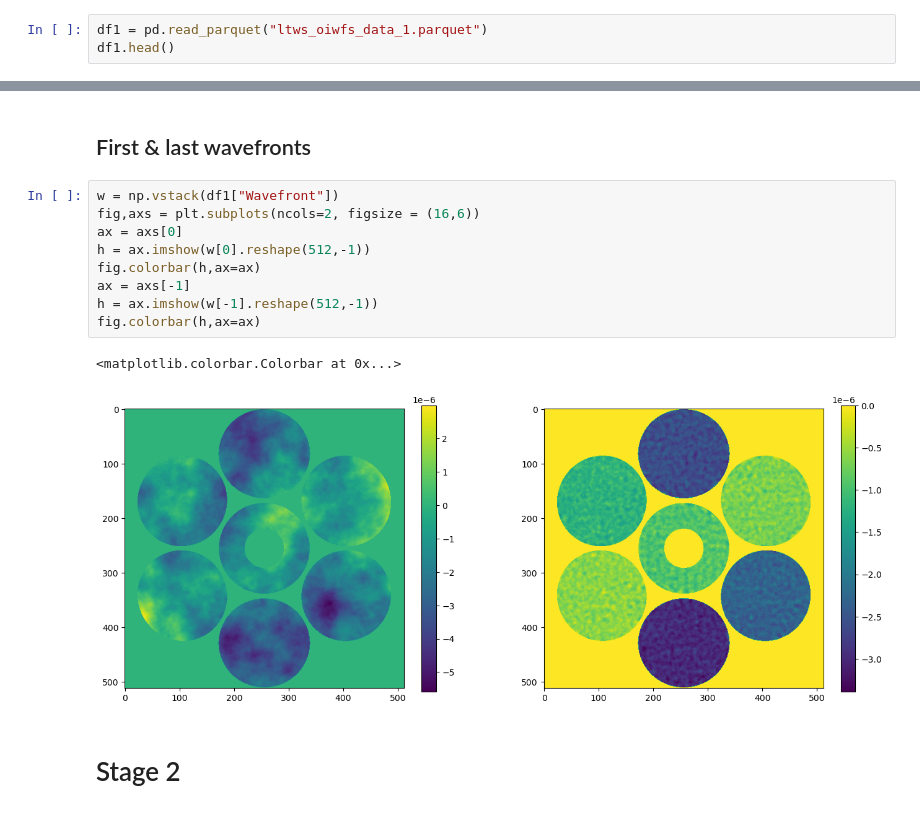
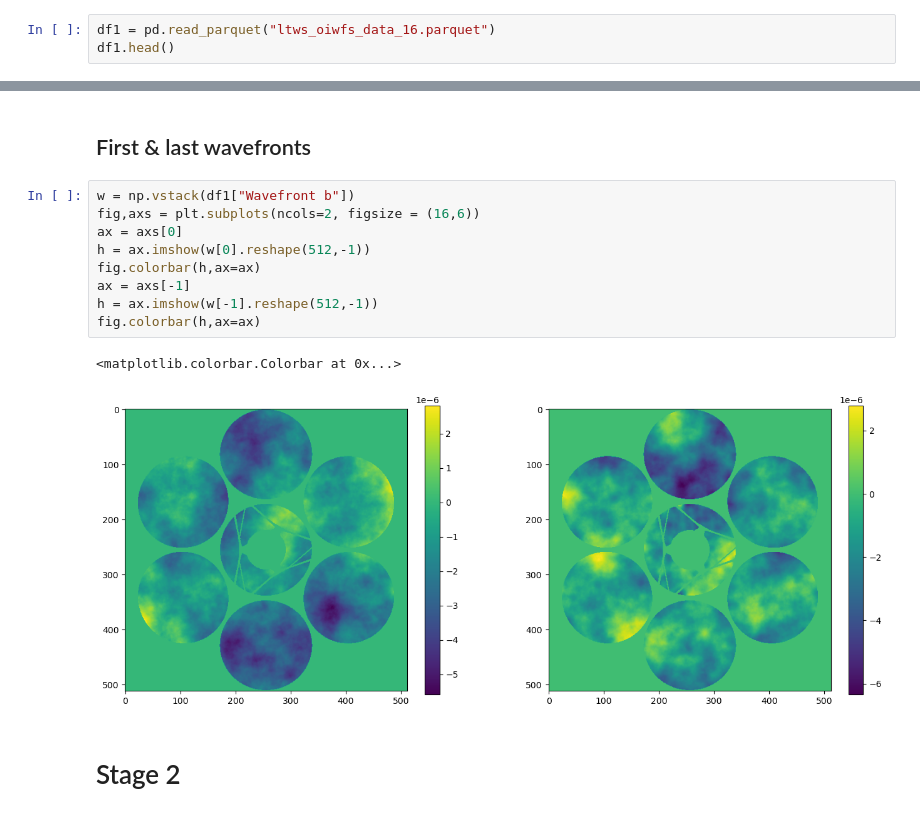
Before and after one commit to GMTO-Integrated-Modeling/grsim, a Jupyter notebook: ltao/src/bin/ltao.ipynb, the cells around one changed output, grey strips where cells are left out. Drawn from its saved outputs; the diff is of its cells as text.

```diff
--- a/ltao/src/bin/ltao.ipynb
+++ b/ltao/src/bin/ltao.ipynb
@@ -6,7 +6,7 @@ import matplotlib.pyplot as plt
 # %% [markdown]
 # Stage 1
 # %%
-df1 = pd.read_parquet("ltws_oiwfs_data_1.parquet")
+df1 = pd.read_parquet("ltws_oiwfs_data_16.parquet")
 df1.head()
 # %% [output]
 |  | WfeRms<-9> | SegmentWfeRms<-9> | SegmentPiston<-9> | Wavefront |
@@ -36,17 +36,17 @@ Text(0, 0.5, 'Segment Piston [nm]')
 # %% [markdown]
 ## First & last wavefronts
 # %%
-w = np.vstack(df1["Wavefront"])
+w = np.vstack(df1["Wavefront b"])
 fig,axs = plt.subplots(ncols=2, figsize = (16,6))
 ax = axs[0]
 h = ax.imshow(w[0].reshape(512,-1))
 fig.colorbar(h,ax=ax)
 ax = axs[-1]
 h = ax.imshow(w[-1].reshape(512,-1))
 fig.colorbar(h,ax=ax)
 # %% [output]
 <matplotlib.colorbar.Colorbar at 0x...>
-[figure, old version]
+[figure, new version]
 # %% [markdown]
 # Stage 2
 # %%
```
Also changed, not shown: parts of 8 cells of this notebook, 19 other files.
